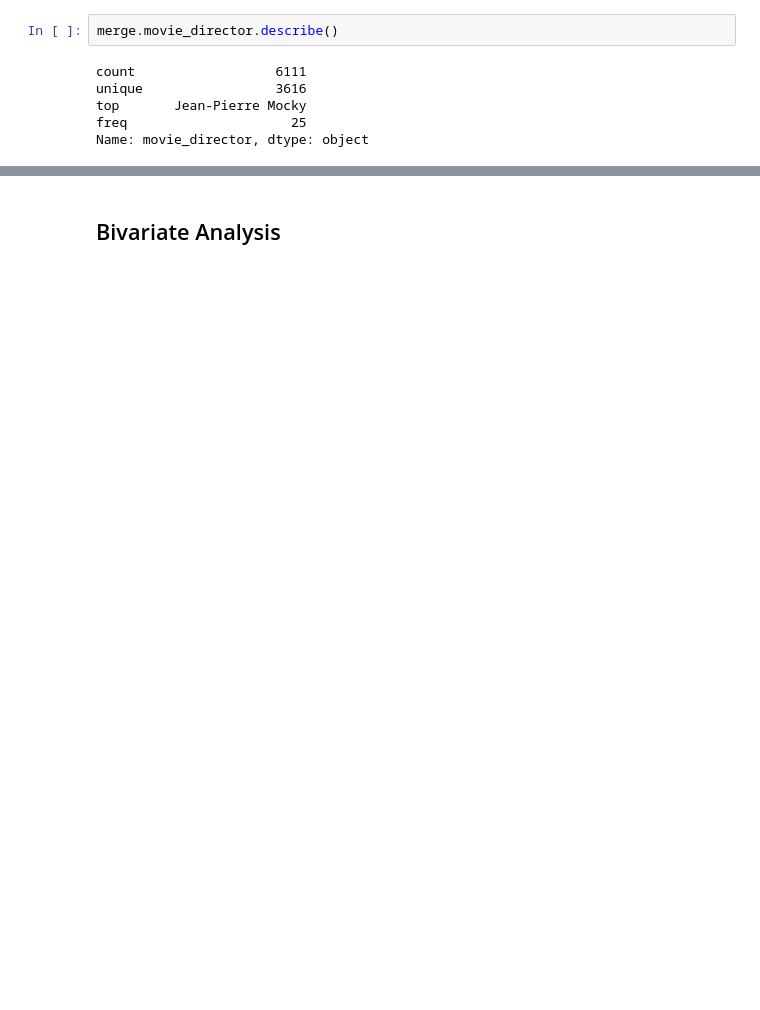
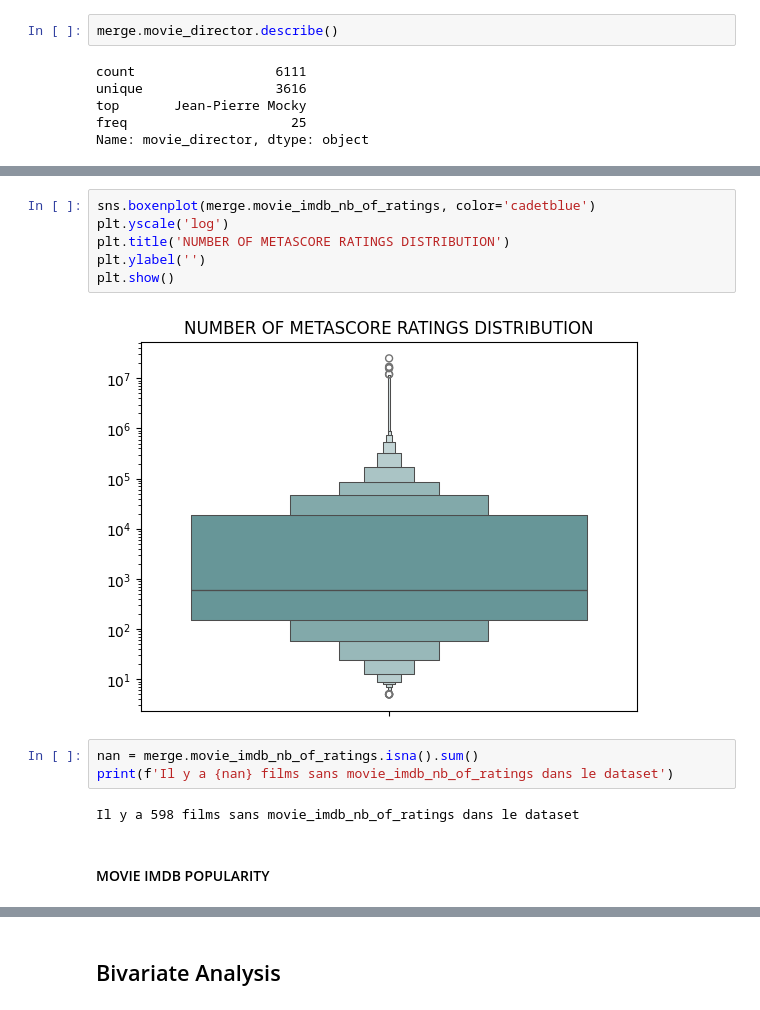
Before and after one commit to t7bo/BOX, a Jupyter notebook: eda/EDA.ipynb, the cells around one changed output, grey strips where cells are left out. Drawn from its saved outputs; the diff is of its cells as text; blank space fills up the shorter version.

```diff
--- a/eda/EDA.ipynb
+++ b/eda/EDA.ipynb
@@ -332,0 +415,15 @@ plt.show()
+# %%
+sns.boxenplot(merge.movie_imdb_nb_of_ratings, color='cadetblue')
+plt.yscale('log')
+plt.title('NUMBER OF METASCORE RATINGS DISTRIBUTION')
+plt.ylabel('')
+plt.show()
+# %% [output]
+[figure, added]
+# %%
+nan = merge.movie_imdb_nb_of_ratings.isna().sum()
+print(f'Il y a {nan} films sans movie_imdb_nb_of_ratings dans le dataset')
+# %% [output]
+Il y a 598 films sans movie_imdb_nb_of_ratings dans le dataset
+# %% [markdown]
+#### MOVIE IMDB POPULARITY
```
Also changed, not shown: parts of 69 cells of this notebook.
